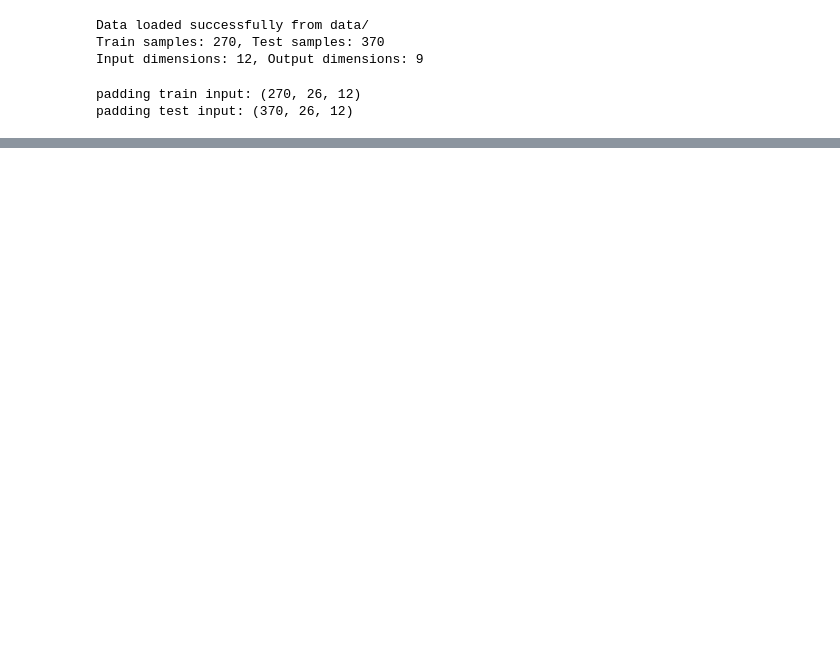
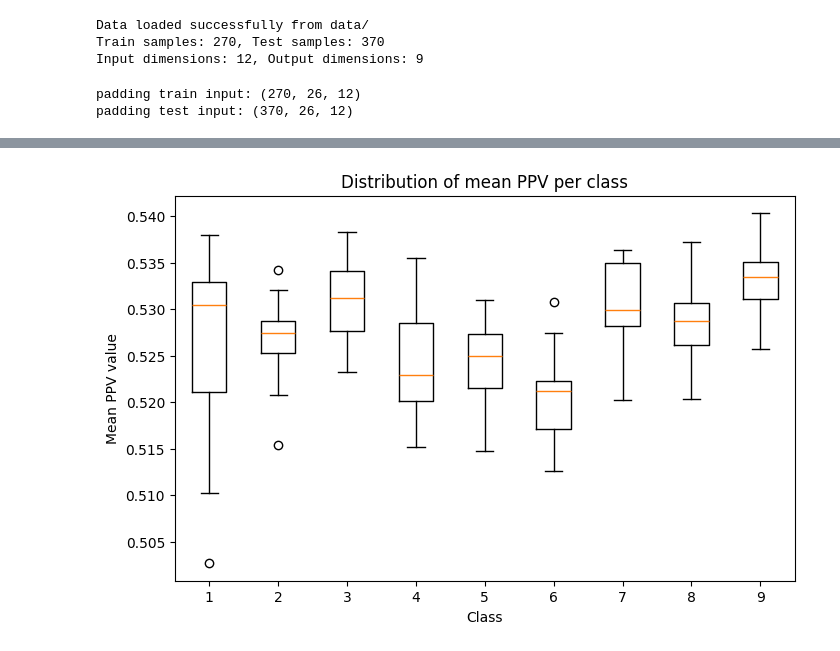
Before and after one commit to NikiLalev/advanced_ml_project, a Jupyter notebook: ROCKET.ipynb, the cells around one changed output, grey strips where cells are left out. Cells and saved outputs as stored; diff of their text form; code cells hidden in the pictures; blank space fills up the shorter version.

```diff
--- a/ROCKET.ipynb
+++ b/ROCKET.ipynb
@@ -176,3 +181,7 @@ padding test input: (370, 26, 12)
 # This is necessary because the algorithm expects the input shape to be of (N_samples, N_channels, N_timeteps)
 train_transpose = padding_train_data.transpose(0, 2, 1)
 test_transpose = padding_test_data.transpose(0, 2, 1)
+
+# Getting the speaker label per sample
+y_train = np.array([np.argmax(arr) for arr in train_outputs])
+y_test = np.array([np.argmax(arr) for arr in test_outputs])
@@ -185,0 +203,18 @@ X_test = ROCKET.transform(test_transpose)
+# %%
+df = pd.DataFrame(X_train)
+df["class"] = y_train
+
+# Per-class mean
+class_means = df.groupby("class").mean()
+# %%
+ppv_features = df.iloc[:, np.arange(0, 1000, 2)]
+
+ppv_mean = ppv_features.mean(axis=1)
+plt.figure(figsize=(8,5))
+plt.boxplot([ppv_mean[df['class'] == c] for c in sorted(df['class'].unique())])
+plt.title("Distribution of mean PPV per class")
+plt.xlabel("Class")
+plt.ylabel("Mean PPV value")
+plt.show()
+# %% [output]
+[figure, added]
```
Also changed, not shown: parts of 16 cells of this notebook.
